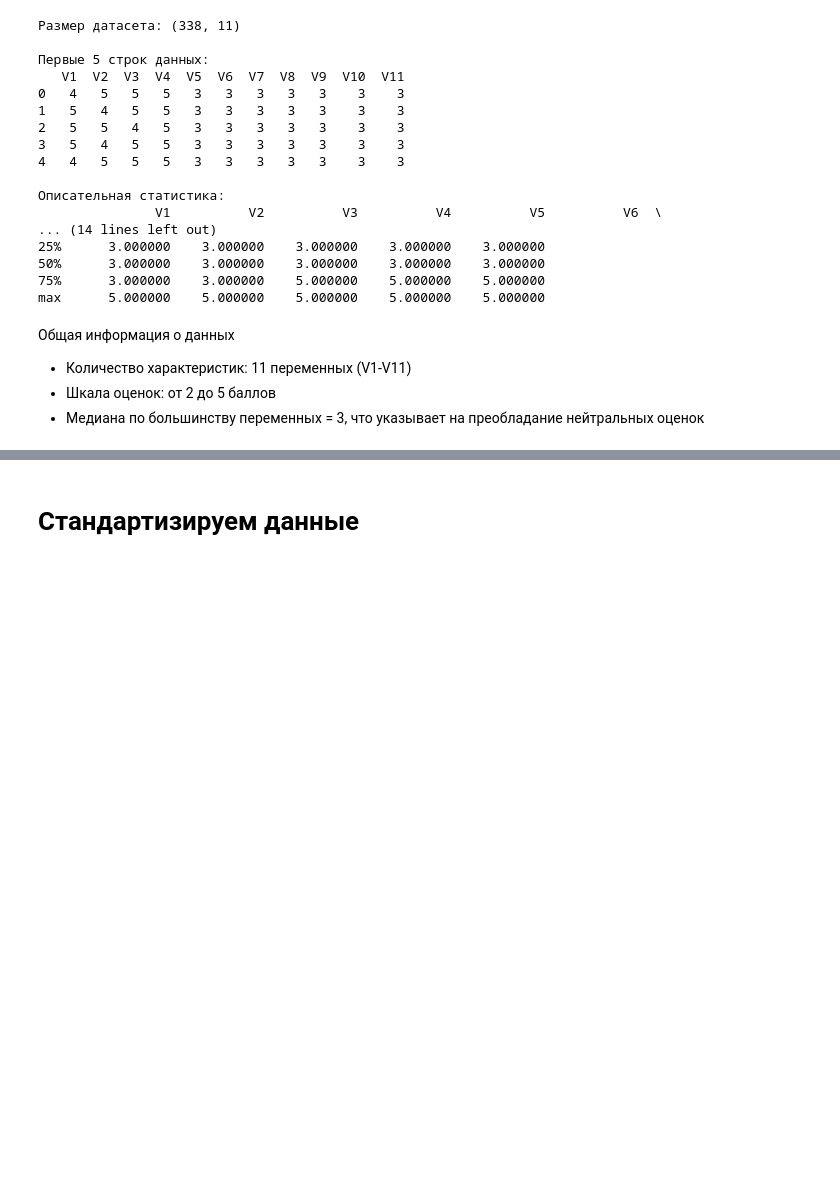
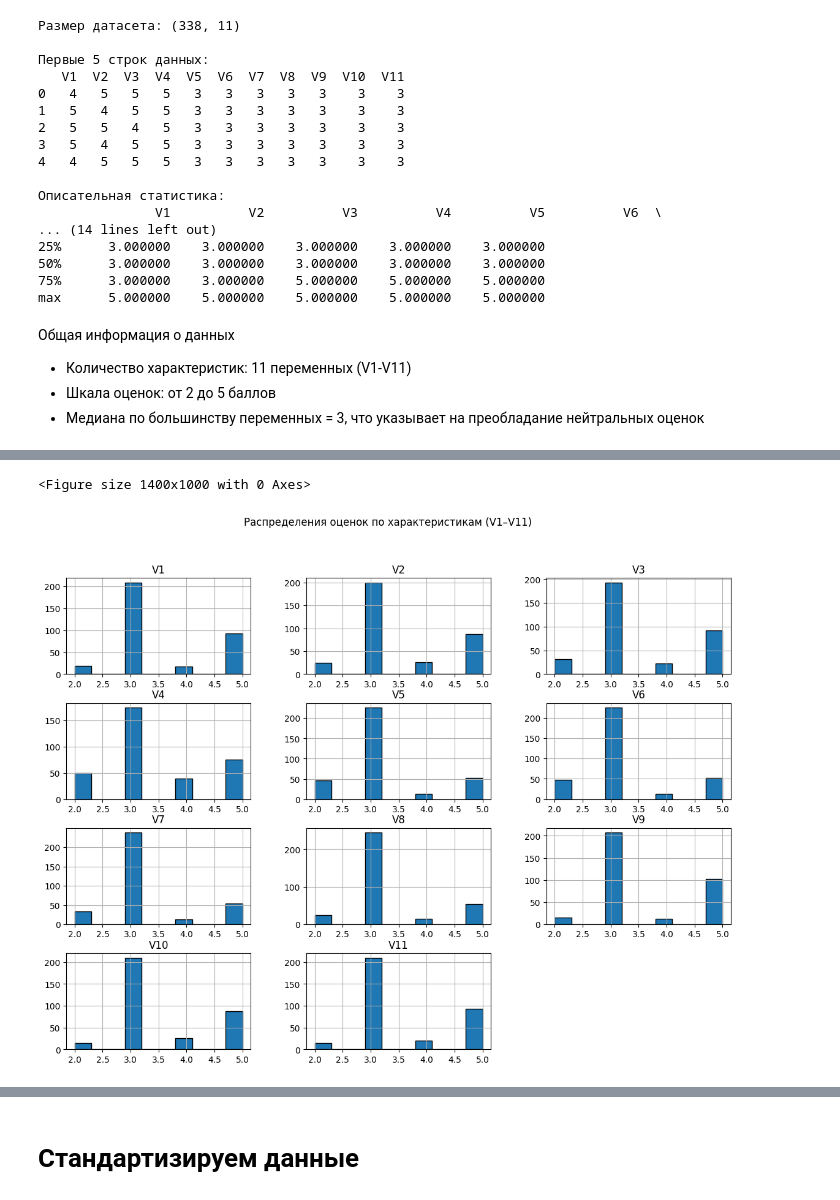
Before and after one commit to vaalkate/ITMO_data_analysis, a Jupyter notebook: lab2/lab_2.ipynb, the cells around one changed output, grey strips where cells are left out. Saved outputs shown, nothing was run; the diff lists cells and outputs as text; code cells hidden in the pictures; blank space fills up the shorter version.

```diff
--- a/lab2/lab_2.ipynb
+++ b/lab2/lab_2.ipynb
@@ -70,0 +90,9 @@ max      5.000000    5.000000    5.000000    5.000000    5.000000
+# %%
+# распределения оценок
+plt.figure(figsize=(14, 10))
+df.hist(bins=10, figsize=(14, 10), edgecolor='black')
+plt.suptitle('Распределения оценок по характеристикам (V1–V11)')
+plt.show()
+# %% [output]
+<Figure size 1400x1000 with 0 Axes>
+[figure, added]
```
Also changed, not shown: parts of 5 cells of this notebook.
